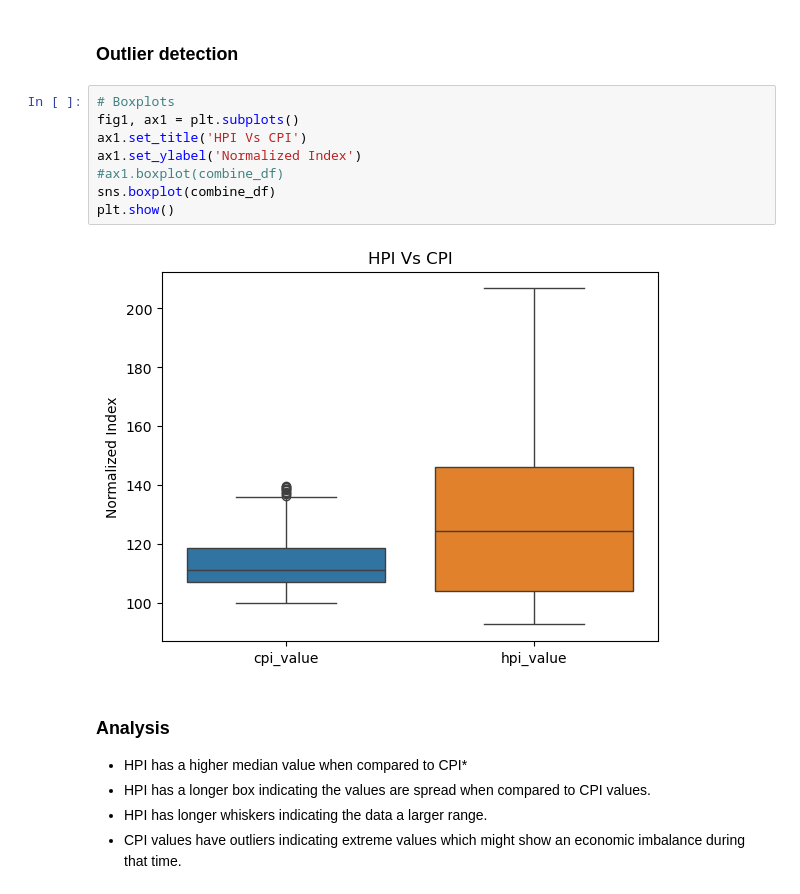
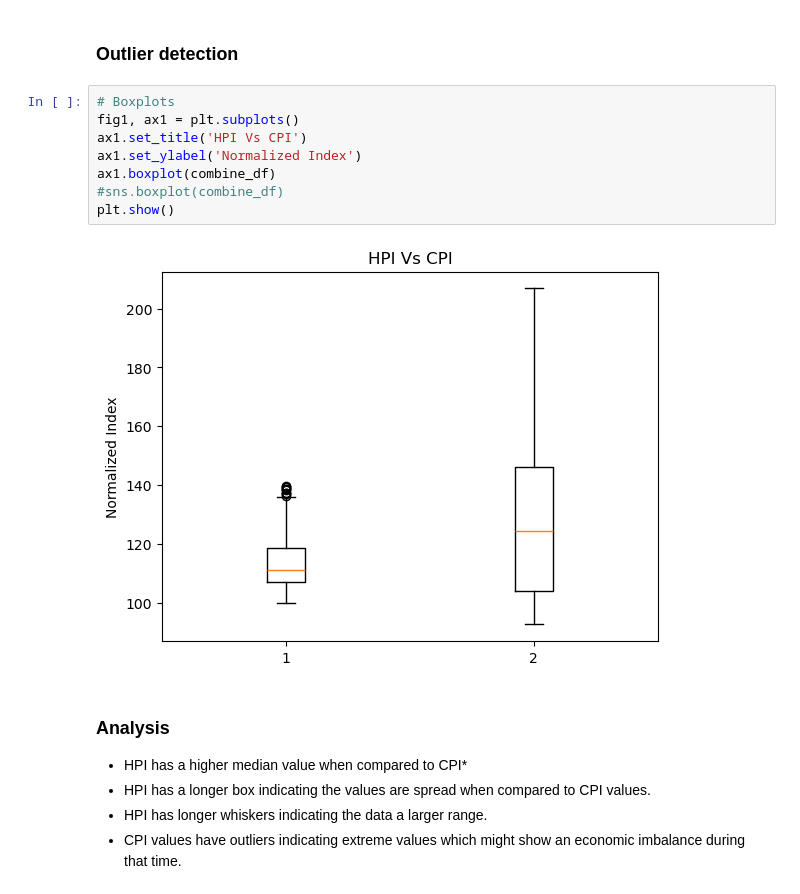
Before and after one commit to xraySMULu/the-big-squeeze, a Jupyter notebook: Code/mn_analysis.ipynb, the cells around one changed output. Saved outputs shown, nothing was run; the diff lists cells and outputs as text.

```diff
--- a/Code/mn_analysis.ipynb
+++ b/Code/mn_analysis.ipynb
@@ -399,13 +400,13 @@ plt.show()
 # %%
 # Boxplots
 fig1, ax1 = plt.subplots()
 ax1.set_title('HPI Vs CPI')
 ax1.set_ylabel('Normalized Index')
-#ax1.boxplot(combine_df)
-sns.boxplot(combine_df)
+ax1.boxplot(combine_df)
+#sns.boxplot(combine_df)
 plt.show()
 # %% [output]
-[figure, old version]
+[figure, new version]
 # %% [markdown]
 ### Analysis
 
```
Also changed, not shown: parts of 4 cells of this notebook.
